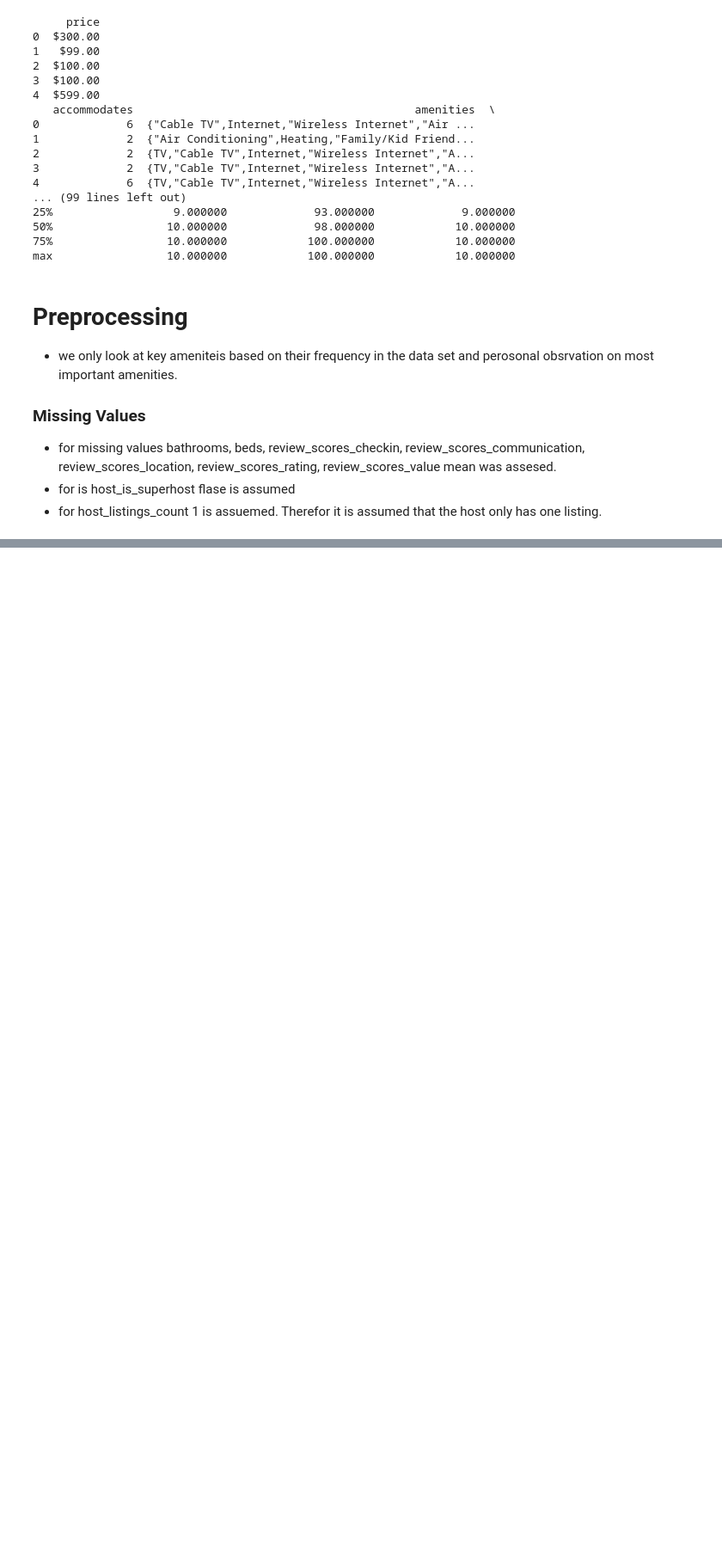
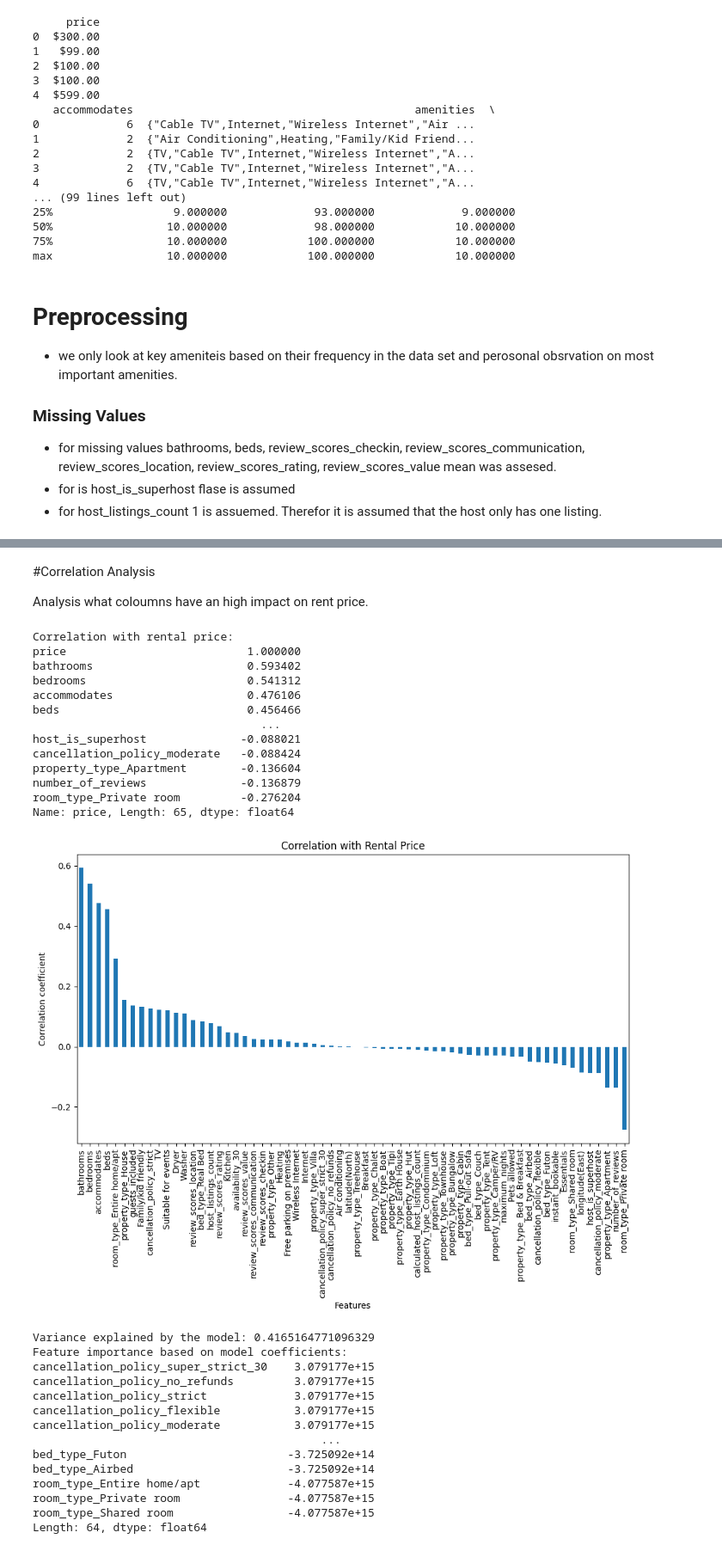
Before and after one commit to paulKlarer/BI_oyo_hotel_prices, a Jupyter notebook: code/analysis.ipynb, the cells around one changed output, grey strips where cells are left out. Shown: that part at 86% size. Drawn from its saved outputs; the diff is of its cells as text; code cells hidden in the pictures; blank space fills up the shorter version.

Commit message:
correlation analysis

```diff
--- a/code/analysis.ipynb
+++ b/code/analysis.ipynb
@@ -122,0 +139,79 @@ cancellation_policy_super_strict_30              0
+# %% [markdown]
+#Correlation Analysis
+
+Analysis what coloumns have an high impact on rent price.
+# %%
+import pandas as pd
+import numpy as np
+import matplotlib.pyplot as plt
+import seaborn as sns
+from sklearn.linear_model import LinearRegression
+
+# Merge the datasets based on a common key
+merged_df = pd.concat([rating_features_data, rental_price_data], axis=1)
+
+# Calculate the correlation
+correlation_matrix = merged_df.corr()
+rental_price_correlation = correlation_matrix['price'].sort_values(ascending=False)
+pd.set_option('display.max_columns', None)
+print("Correlation with rental price:")
+print(rental_price_correlation)
+plt.figure(figsize=(10, 8))
+rental_price_correlation.drop('price').plot(kind='bar')
+plt.title('Correlation with Rental Price')
+plt.xlabel('Features')
+plt.ylabel('Correlation coefficient')
+plt.xticks(rotation=90)
+plt.tight_layout()
+plt.show()
+
+# Analyze variance explained by each feature
+X = merged_df.drop(columns='price')  # Drop rental price
+y = merged_df['price']
+
+model = LinearRegression()
+model.fit(X, y)
+
+# Variance explained by the model
+variance_explained = model.score(X, y)
+print(f'Variance explained by the model: {variance_explained}')
+
+# Coefficients of the model
+feature_importance = pd.Series(model.coef_, index=X.columns).sort_values(ascending=False)
+print("Feature importance based on model coefficients:")
+print(feature_importance)
+
+# Visualize the correlation matrix
+plt.figure(figsize=(12, 8))
+sns.heatmap(correlation_matrix, cmap='coolwarm')
+plt.title('Correlation Matrix')
+plt.show()
+# %% [output]
+Correlation with rental price:
+price                           1.000000
+bathrooms                       0.593402
+bedrooms                        0.541312
+accommodates                    0.476106
+beds                            0.456466
+                                  ...
+host_is_superhost              -0.088021
+cancellation_policy_moderate   -0.088424
+property_type_Apartment        -0.136604
+number_of_reviews              -0.136879
+room_type_Private room         -0.276204
+Name: price, Length: 65, dtype: float64
+[figure, added]
+Variance explained by the model: 0.4165164771096329
+Feature importance based on model coefficients:
+cancellation_policy_super_strict_30    3.079177e+15
+cancellation_policy_no_refunds         3.079177e+15
+cancellation_policy_strict             3.079177e+15
+cancellation_policy_flexible           3.079177e+15
+cancellation_policy_moderate           3.079177e+15
+                                           ...
+bed_type_Futon                        -3.725092e+14
+bed_type_Airbed                       -3.725092e+14
+room_type_Entire home/apt             -4.077587e+15
+room_type_Private room                -4.077587e+15
+room_type_Shared room                 -4.077587e+15
+Length: 64, dtype: float64
```
Also changed, not shown: parts of 2 cells of this notebook.
